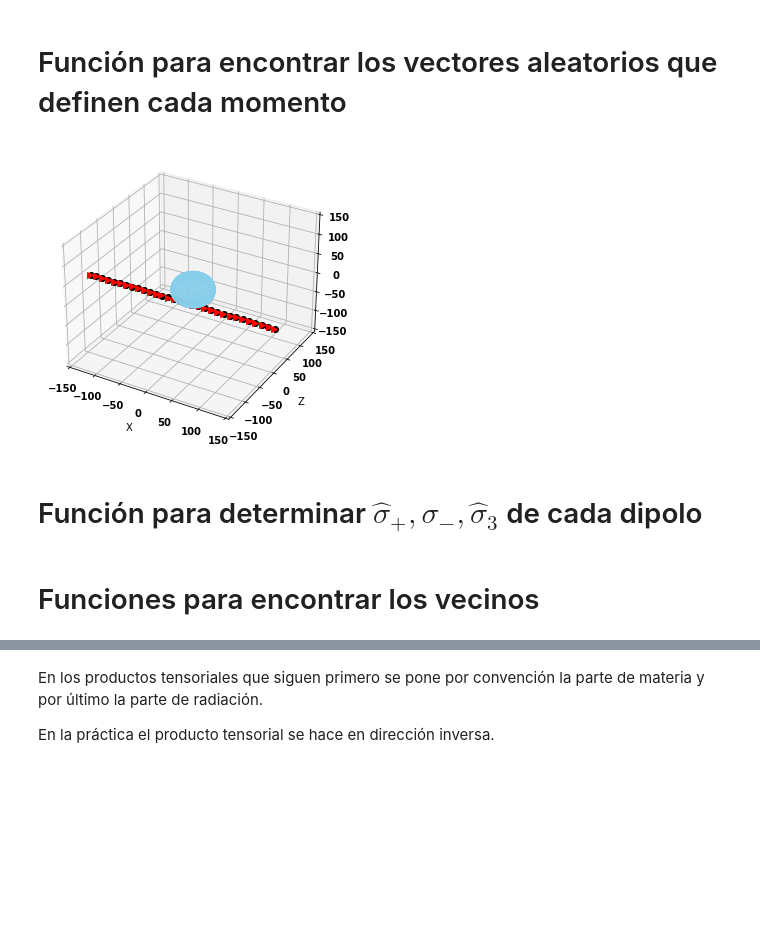
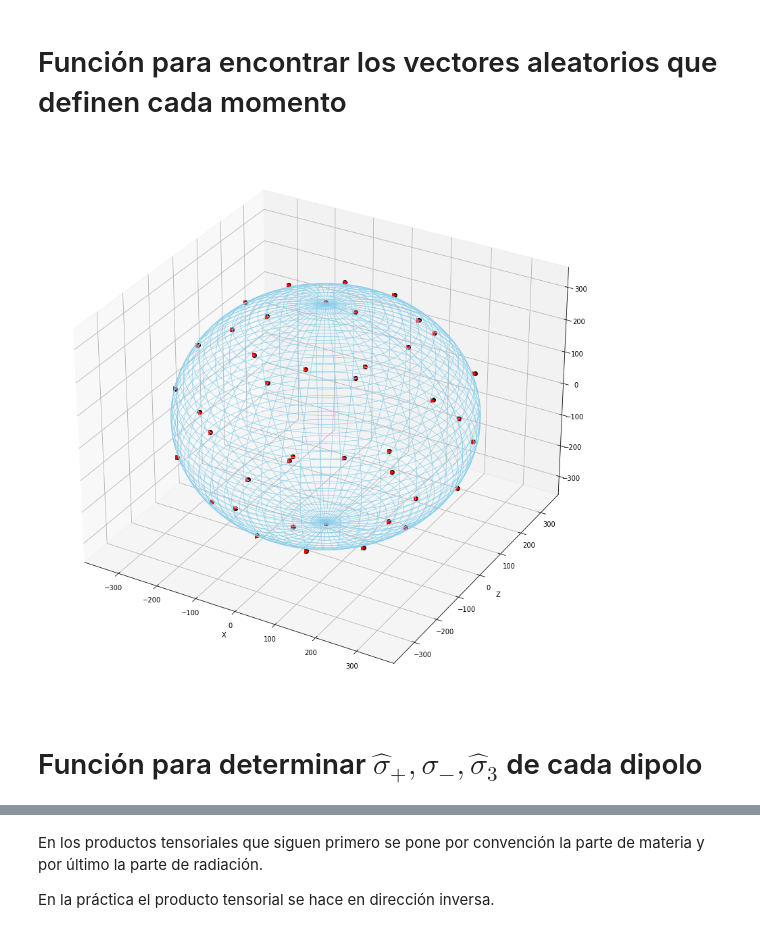
Before and after one commit to juanF9910/Trabajo_Grado_git, a Jupyter notebook: niveles_E2.ipynb, the cells around one changed output, grey strips where cells are left out. Saved outputs shown, nothing was run; the diff lists cells and outputs as text; code cells hidden in the pictures; blank space fills up the shorter version.

```diff
--- a/niveles_E2.ipynb
+++ b/niveles_E2.ipynb
@@ -70,3 +53,22 @@ def posiciones(M,r,y):  #posiciones solo de una línea, da el vector desde el ce
+# %%
+def posiciones (y, L, K):
+
+    r=[[0,0,y]] #siembre habrá un dipolo en la parte superior de la esfera
+
+    phi=np.linspace(0, np.pi, L)[1:-1]
+    theta=np.linspace(0,2*np.pi, K+1)[:-1]
+
+    for i in phi:
+        for j in theta:
+            X=y*np.sin(i)*np.cos(j)
+            Y=y*np.sin(i)*np.sin(j)
+            Z=y*np.cos(i)
+            r.append([X,Y,Z])
+
+
+    r.append([0,0,-y]) #siempre habrá un dipolo en la parte inferior de la esfera
+
+    return np.array(r)
 # %% [markdown]
 # Función para encontrar los vectores aleatorios que definen cada momento
 # %%
@@ -89,54 +91,43 @@ def Momentos(M): #función que entrega un vector que en cada componente tiene la
     return (np.real(momentos))
 # %%
 momentos=Momentos(M)
-P=posiciones(M,r,y)
+P=posiciones(y, L, K)
 # %%
-plt.rcParams['figure.figsize'] = 15, 15 #ancho, alto
-font = {'weight' : 'bold',
-        'size'   : 15}
-matplotlib.rc('font', **font)
-
-fig=plt.figure()
-
-ax = fig.add_axes([0, 0, 1, 1], projection='3d', auto_add_to_figure=False)
+fig, ax=plt.subplots(figsize=(15,15), subplot_kw=dict(projection='3d'))
 
 
 #graficamos la nanoesfera
 theta=np.linspace(0,np.pi,100)
 phi=np.linspace(0,2*np.pi,100)
 
 Theta,Phi=np.meshgrid(theta,phi)
 
 X=R*np.sin(Theta)*np.cos(Phi)
 Y=R*np.sin(Theta)*np.sin(Phi)
 Z=R*np.cos(Theta)
 
 ax.plot_wireframe(X,Y,Z,lw=0.7, color='skyblue') #dibujamos el casquete esférico
 
-
 #graficamos los dipolos y su dirección
 for i in range (len(P)): #en P están los centros de masa de los momentos
     #en momentos está el vector del momento.
 
     x1=momentos[i][0]+P[i][0]
     y1=momentos[i][1]+P[i][1]
-    z1=momentos[i][2]
+    z1=momentos[i][2]+P[i][2]
 
     ax.plot((P[i][0],),(P[i][1],), (P[i][2],), marker='o',c='k') #dibujamos el centro del dipolo
-    ax.plot((P[i][0], x1 ) ,(P[i][1],y1), (0,z1  ),  c='r') #dibujamos la línea
+    ax.plot((P[i][0], x1 ) ,(P[i][1],y1), (P[i][2],z1  ),  c='r') #dibujamos la línea
     ax.plot((x1,),(y1,),(z1,),'->',c='r') #dibujamos la dirección
 
 
 
 ax.set_xlabel('X')
 ax.set_ylabel('Y')
 ax.set_ylabel('Z')
-ax.set_xlim(-150,150)
-ax.set_ylim(-150,150)
-ax.set_zlim(-150,150)
 plt.show()
 # %% [output]
-[figure, old version]
+[figure, new version]
 # %% [markdown]
 # Función para determinar $\hat{\sigma}_+, \hat{\sigma}_-, \hat{\sigma}_3$ de cada dipolo
 # %%
@@ -161,5 +152,3 @@ def sigmaT(M,N):
 def Base(M,N):
     B=np.eye(2**M*(N+1))
     return np.linalg.eig(B)[1]
-# %% [markdown]
-# Funciones para encontrar los vecinos
```
Also changed, not shown: parts of 42 cells of this notebook.
